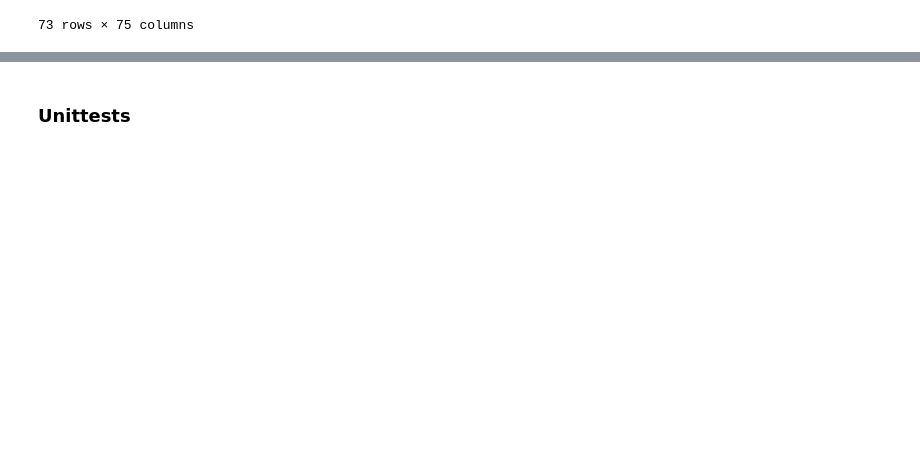
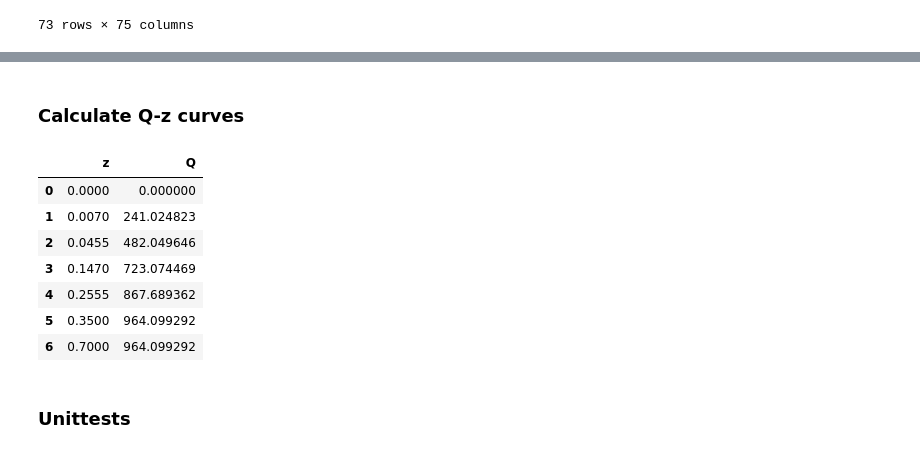
Before and after one commit to dazhongli/UnitCPT, a Jupyter notebook: pyinterface.ipynb, the cells around one changed output, grey strips where cells are left out. Cells and saved outputs as stored; diff of their text form; code cells hidden in the pictures; blank space fills up the shorter version.

```diff
--- a/pyinterface.ipynb
+++ b/pyinterface.ipynb
@@ -151,3 +176,16 @@ cpt_data_p_y_curve.xlsx has been exported successfully.
+# %% [markdown]
+### Calculate Q-z curves
+# %%
+cpt_data.calc_Q_z_curve(pile, z = 10, plot_fig = True)
+# %% [output]
+|  | z | Q |
+| 0 | 0.0000 | 0.000000 |
+| 1 | 0.0070 | 241.024823 |
+| 2 | 0.0455 | 482.049646 |
+| 3 | 0.1470 | 723.074469 |
+| 4 | 0.2555 | 867.689362 |
+| 5 | 0.3500 | 964.099292 |
+| 6 | 0.7000 | 964.099292 |
 # %% [markdown]
 ### Unittests
 # %%
```
Also changed, not shown: parts of 10 cells of this notebook, 7 other files.
